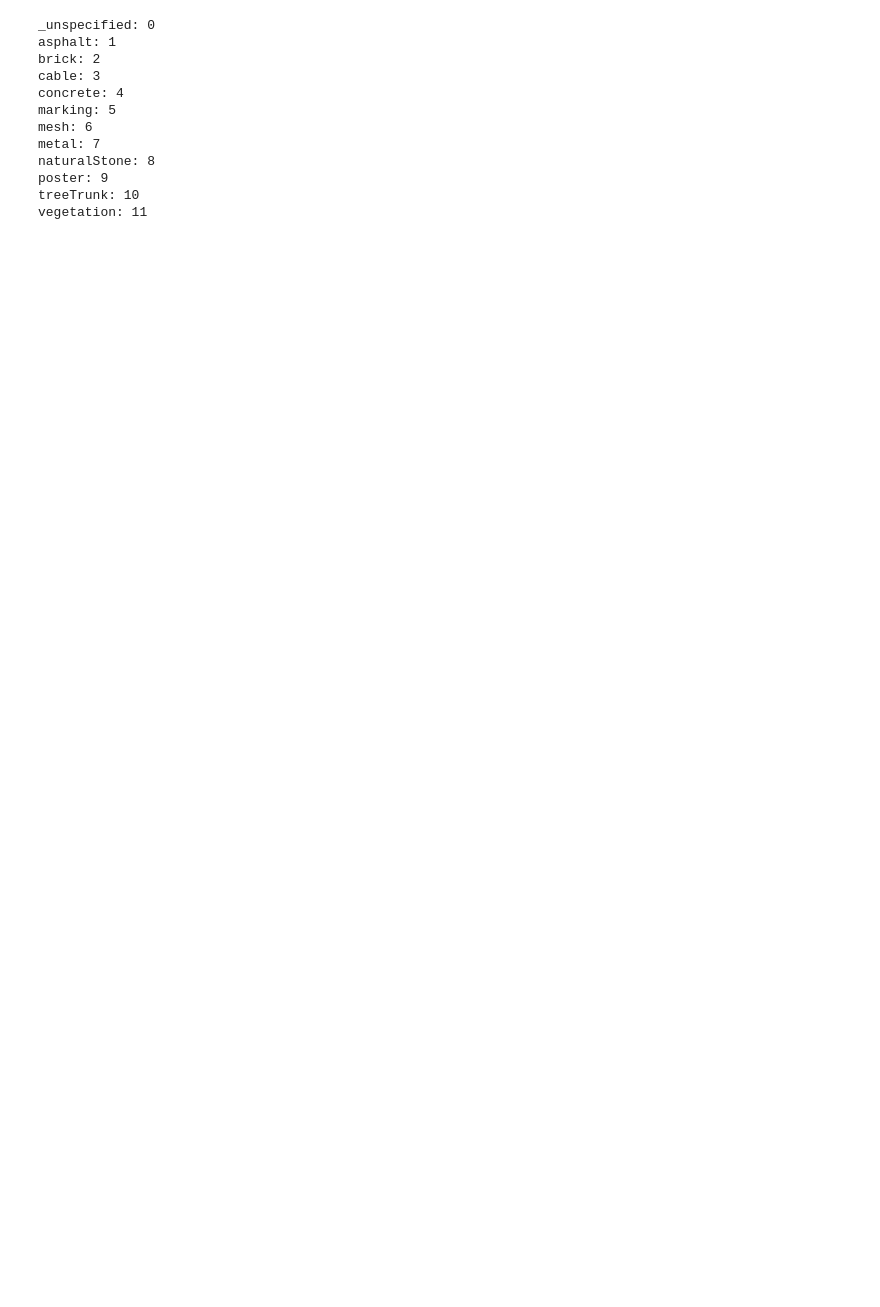
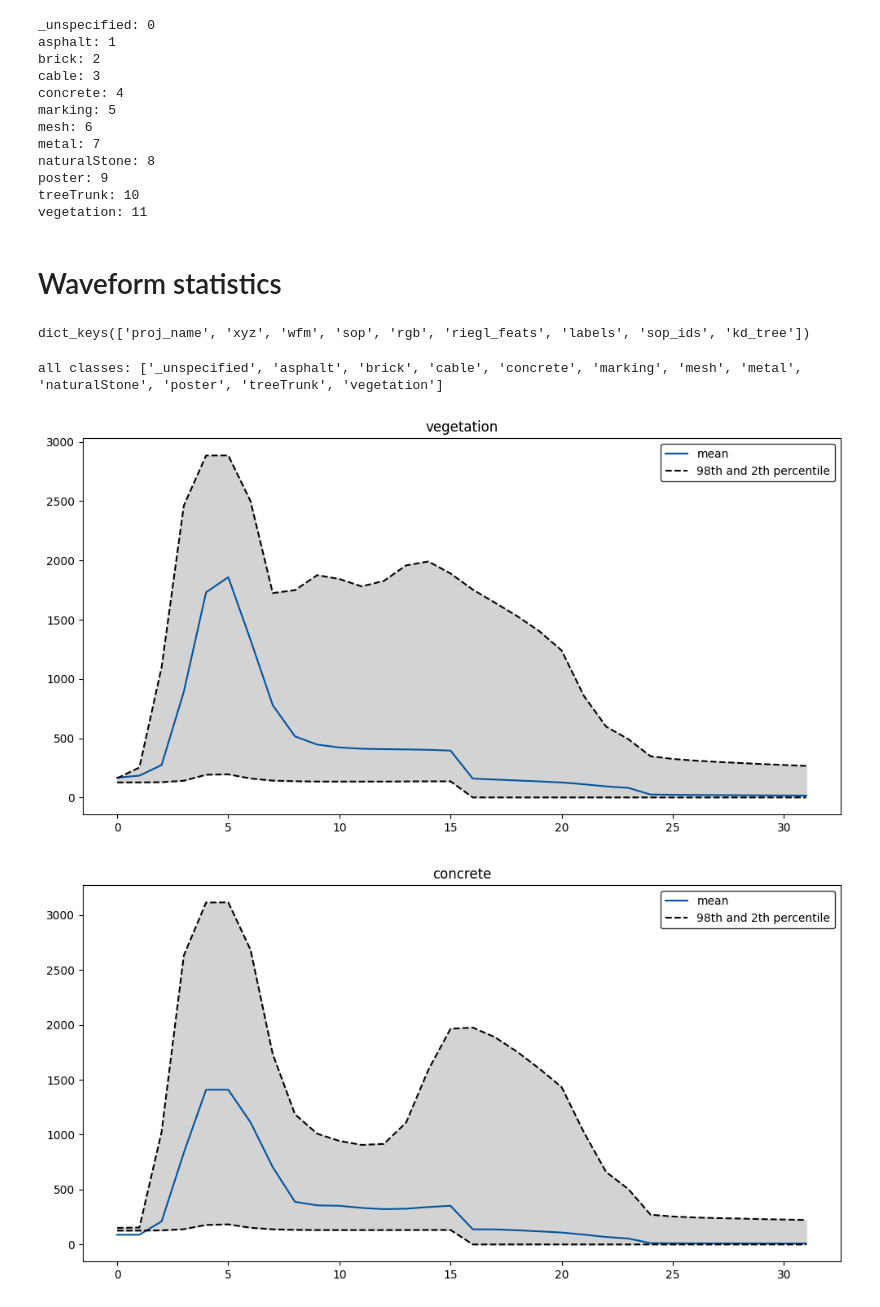
Before and after one commit to biophase/fg-feat-extractor, a Jupyter notebook: notebooks/visualize_waveforms.ipynb, the cells around one changed output. Drawn from its saved outputs; the diff is of its cells as text; code cells hidden in the pictures; blank space fills up the shorter version.

Commit message:
plots and visualizations

```diff
--- a/notebooks/visualize_waveforms.ipynb
+++ b/notebooks/visualize_waveforms.ipynb
@@ -238,3 +189,64 @@ fig = go.Figure(data=[go.Sankey(
 
 fig.update_layout(title_text="Label structure", font_size=30)
 fig.show()
+# %% [markdown]
+# Waveform statistics
+# %%
+ds.projects[0].keys()
+# %% [output]
+dict_keys(['proj_name', 'xyz', 'wfm', 'sop', 'rgb', 'riegl_feats', 'labels', 'sop_ids', 'kd_tree'])
+# %%
+print(f'all classes: {list(cfg.data.label_schema.labels_3.keys())}')
+
+# aggregate waveforms
+keyA, figTitleA = 'vegetation', 'vegetation'
+keyB, figTitleB = 'concrete', 'concrete'
+
+idx_A = cfg.data.label_schema.labels_3[keyA]
+idx_B = cfg.data.label_schema.labels_3[keyB]
+# %% [output]
+all classes: ['_unspecified', 'asphalt', 'brick', 'cable', 'concrete', 'marking', 'mesh', 'metal', 'naturalStone', 'poster', 'treeTrunk', 'vegetation']
+# %%
+wfms_A_all = list()
+wfms_B_all = list()
+# works only if single label level is loaded due to squeeze
+proj_i = 0
+for proj_i in range(len(ds.projects)):
+    wfms_A = ds.projects[proj_i]['wfm'][np.squeeze(ds.projects[proj_i]['labels']) == idx_A]
+    wfms_B = ds.projects[proj_i]['wfm'][np.squeeze(ds.projects[proj_i]['labels']) == idx_B]
+    wfms_A_all.append(wfms_A)
+    wfms_B_all.append(wfms_B)
+wfms_A_all = np.concatenate(wfms_A_all, axis=0)
+wfms_B_all = np.concatenate(wfms_B_all, axis=0)
+
+# undo normalization
+wfms_A_all = (wfms_A_all * 623.0141) + 358.35934
+wfms_B_all = (wfms_B_all * 623.0141) + 358.35934
+# %%
+# plot the results
+from matplotlib import pyplot as plt
+qtop_val = .975
+qbot_val = .025
+
+for key, figTitle, wfms in zip(
+        (keyA, keyB),
+        (figTitleA, figTitleB),
+        (wfms_A_all, wfms_B_all),
+    ):
+    fig, ax = plt.subplots(1,1, figsize=(12,6))
+    ax.set_title(figTitle)
+    mean = np.mean(wfms, axis=0)
+    qtop = np.quantile(wfms, qtop_val, axis=0)
+    qbottom = np.quantile(wfms, qbot_val, axis=0)
+    ax.plot(mean, linestyle = '-', color = [c/255. for c in (0,84,159)], label='mean')
+    ax.plot(qtop, linestyle = '--', color = 'black', label=f'{qtop_val*100:.0f}th and {qbot_val*100:.0f}th percentile')
+    ax.plot(qbottom, linestyle = '--', color = 'black')
+    ax.fill_between(range(mean.shape[-1]),qbottom,qtop, color='lightgray')
+    ax.legend(edgecolor='black')
+
+
+
+    # raise Exception
+# %% [output]
+[figure, added]
+[figure, added]
```
Also changed, not shown: parts of 8 cells of this notebook, 1 other file.
